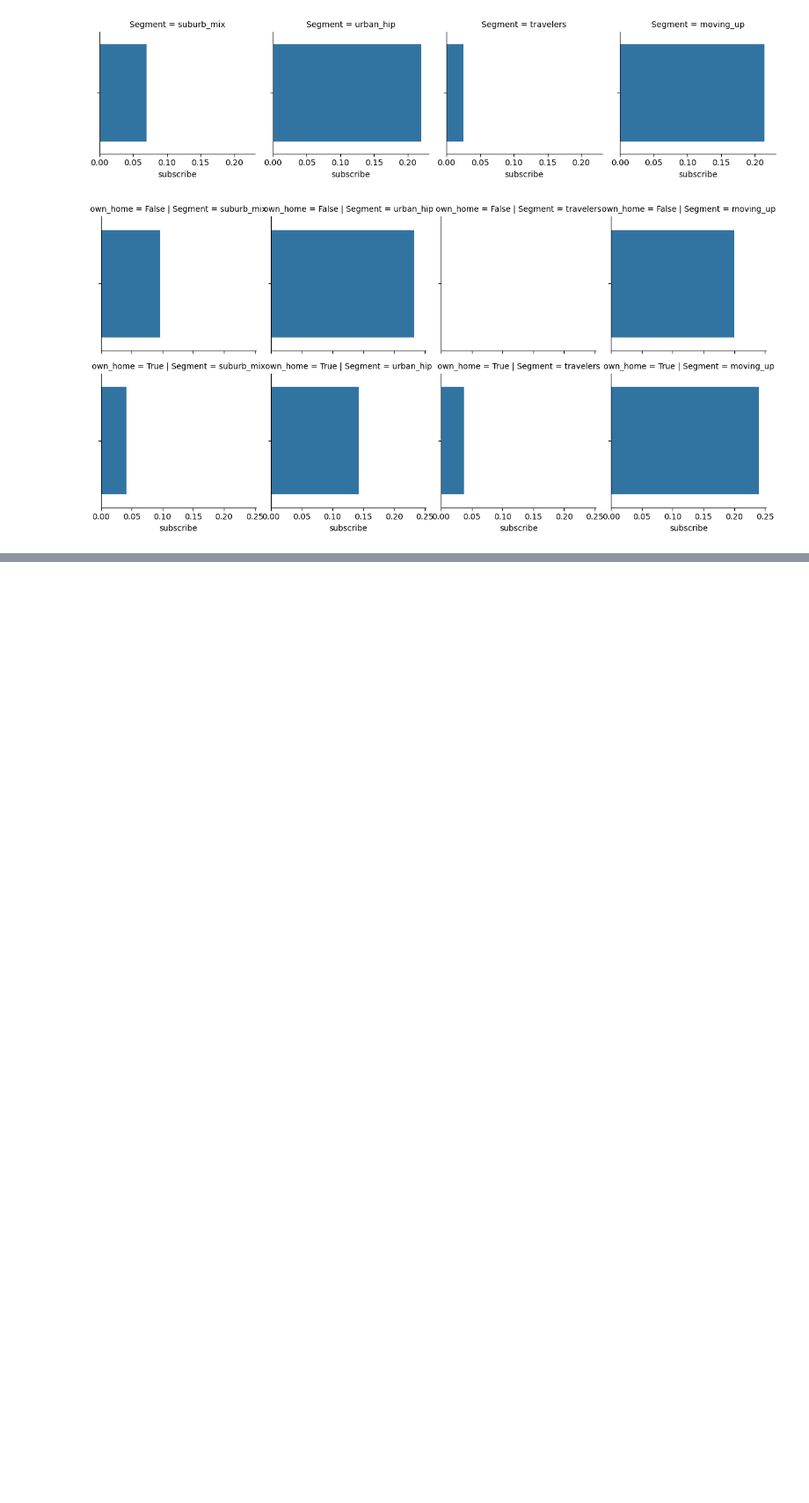
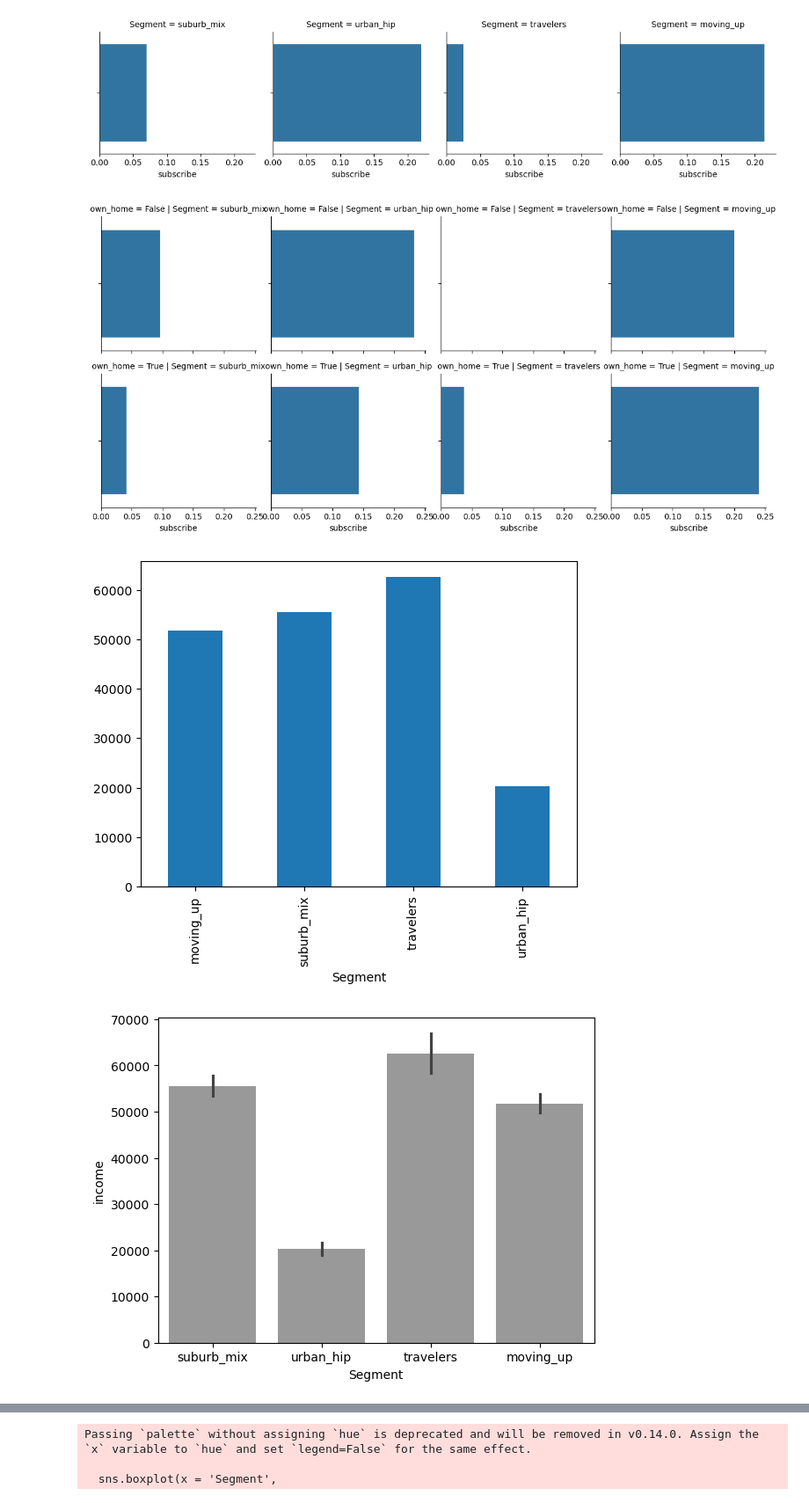
Before and after one commit to johnson80245/python, a Jupyter notebook: MRA ch 5.ipynb, the cells around one changed output, grey strips where cells are left out. Shown at 88% size. Cells and saved outputs as stored; diff of their text form; code cells hidden in the pictures; blank space fills up the shorter version.

```diff
--- a/MRA ch 5.ipynb
+++ b/MRA ch 5.ipynb
@@ -237,3 +237,47 @@ g.map(sns.barplot,'subscribe', errorbar = None)
 [figure]
 # %%
 #Visualization by Group: Continuous Data
+
+# #plot income by segment in the data
+segment_data.groupby(['Segment'])['income'].mean().plot.bar()
+plt.show()
+
+#Using seaborn to do similar
+sns.barplot(x = 'Segment', y = 'income', data = segment_data, color = '.6',
+            estimator = np.mean, errorbar = ('ci',95))
+plt.show()
+
+#Adding another groupby
+segment_data.groupby(
+    ['Segment','own_home']
+)['income'].mean().unstack().plot.bar()
+plt.show()
+
+# #Using seaborn an additonal factor
+sns.barplot(x = 'Segment', y = 'income', hue = 'own_home',
+            data = segment_data, estimator = np.mean, errorbar = ('ci',95))
+plt.show()
+
+#Creating a boxplot using matplotlib
+x = segment_data.groupby('Segment')['income'].apply(list)
+_ = plt.boxplot(x = x.values, labels = x.index)
+plt.show()
+
+#Using seaborn to create the boxplots (one must be numeric)
+sns.boxplot(x = 'Segment',
+            y = 'income',
+            data = segment_data,
+            palette='dark:0.7',
+            orient = 'v')
+plt.show()
+#Uadding a hue arguement
+sns.boxplot(x = 'Segment',
+            y = 'income',
+            hue = 'own_home',
+            data = segment_data,
+            palette='dark:0.7',
+            orient = 'v')
+plt.show()
+# %% [output]
+[figure, added]
+[figure, added]
@@ -239,0 +287,3 @@ g.map(sns.barplot,'subscribe', errorbar = None)
+Passing `palette` without assigning `hue` is deprecated and will be removed in v0.14.0. Assign the `x` variable to `hue` and set `legend=False` for the same effect.
+
+  sns.boxplot(x = 'Segment',
```
Also changed, not shown: parts of 1 cell of this notebook.
